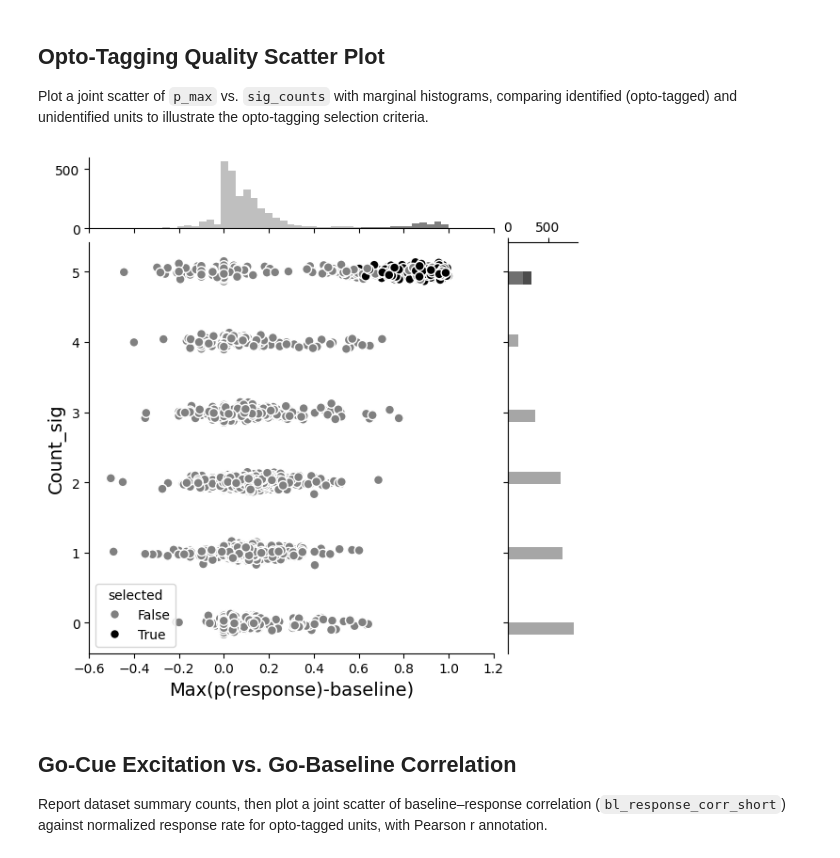
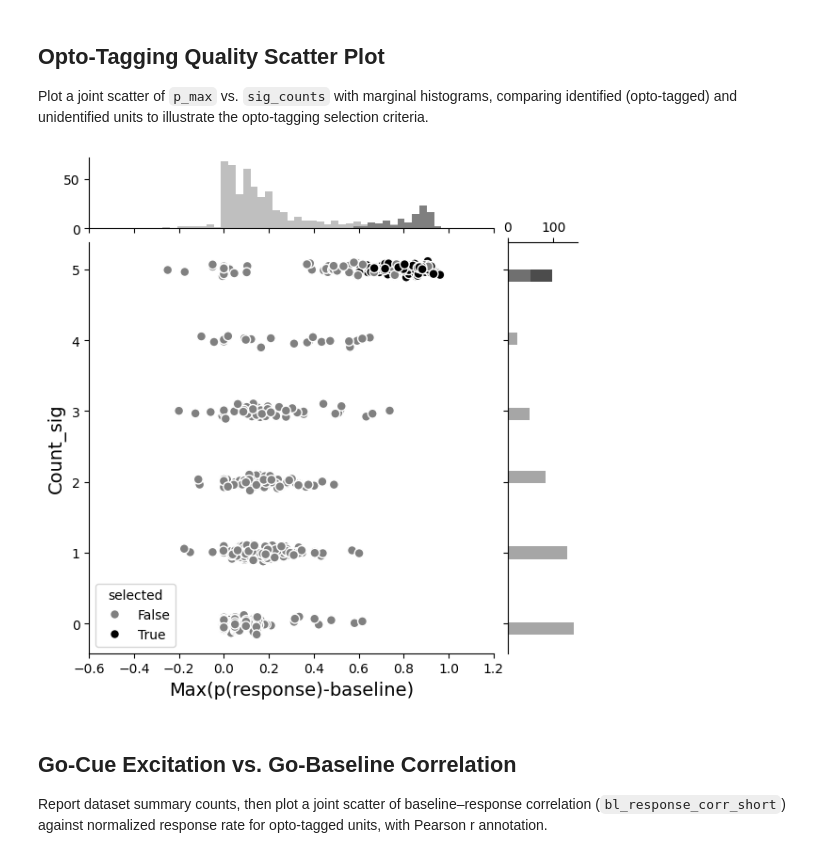
Before and after one commit to AllenNeuralDynamics/LC-beh-physiology-analysis, a Jupyter notebook: code/beh_ephys_analysis/session_combine/manuscript_figures/F_basic_ephys.ipynb, the cells around one changed output. Drawn from its saved outputs; the diff is of its cells as text; code cells hidden in the pictures.

```diff
--- a/code/beh_ephys_analysis/session_combine/manuscript_figures/F_basic_ephys.ipynb
+++ b/code/beh_ephys_analysis/session_combine/manuscript_figures/F_basic_ephys.ipynb
@@ -139,6 +139,7 @@ with open(os.path.join(CAPSULE_ROOT + '/code/beh_ephys_analysis/session_combine/
     constraints = json.load(f)
 constraints['sd'] = [0, 1]
 combined_tagged_units_filtered, combined_tagged_units, fig, axes = apply_qc(combined_tagged_units, constraints, density=density, plot_all=False, plot_half=True)
+combined_tagged_units_filtered = combined_tagged_units[combined_tagged_units['selected_qc_only']].copy()
 combined_tagged_units.rename(columns={'unit': 'unit_id'}, inplace=True)
 combined_tagged_units['unit_id'] = combined_tagged_units['unit_id'].apply(to_str_intlike)
 combined_tagged_units_filtered.rename(columns={'unit': 'unit_id'}, inplace=True)
@@ -344,12 +325,25 @@ FileNotFoundError: [Errno 2] No such file or directory: '/root/capsule/scratch/r
 # %%
-features_combined = basic_ephys_df.merge(combined_tagged_units_filtered[['session', 'unit_id', 'sex', 'x_ccf', 'y_ccf', 'z_ccf']], on=['session', 'unit_id'], how='inner')
-features_combined = features_combined.merge(model_combined, on=['session', 'unit_id'], how='left')
-features_combined = features_combined.merge(response_tbl, on=['session', 'unit_id'], how='left')
+features_combined = basic_ephys_df.merge(combined_tagged_units_filtered[['session', 'unit_id', 'sex', 'x_ccf', 'y_ccf', 'z_ccf', 'selected']], on=['session', 'unit_id'], how='inner')
+features_combined = features_combined.rename(columns={'selected': 'opto'})
+# features_combined = features_combined.merge(model_combined, on=['session', 'unit_id'], how='left')
+# features_combined = features_combined.merge(response_tbl, on=['session', 'unit_id'], how='left')
 # %%
-# load waveforms and merge
-waveform_file = os.path.join(capsule_dirs["manuscript_fig_prep_dir"], 'waveforms_np', 'combined_features.csv')
-wf_combined_features = pd.read_csv(waveform_file)
-wf_combined_features.rename(columns={'unit': 'unit_id'}, inplace=True)
-wf_combined_features['unit_id'] = wf_combined_features['unit_id'].apply(to_str_intlike)
-features_combined = features_combined.merge(wf_combined_features, on=['session', 'unit_id'], how='left')
+# # load waveforms and merge
+# waveform_file = os.path.join(capsule_dirs["manuscript_fig_prep_dir"], 'waveforms_np', 'combined_features.csv')
+# wf_combined_features = pd.read_csv(waveform_file)
+# wf_combined_features.rename(columns={'unit': 'unit_id'}, inplace=True)
+# wf_combined_features['unit_id'] = wf_combined_features['unit_id'].apply(to_str_intlike)
+# features_combined = features_combined.merge(wf_combined_features, on=['session', 'unit_id'], how='left')
 features_combined = features_combined.merge(fit_params_df, on=['session', 'unit_id'], how='left')
+# %%
+# Merge p_max and sig_counts from combined_tagged_units so we can apply opto criteria
+_opto_cols = combined_tagged_units[['session', 'unit_id', 'p_max', 'sig_counts']].copy()
+features_combined = features_combined.merge(_opto_cols, on=['session', 'unit_id'], how='left')
+
+# Broad boundary marking all possible NE neurons
+NE_maybe = {'p_max': [0.3, 1.1],
+            'sig_counts': [4.5, 5.5]}
+features_combined['opto_maybe'] = (
+    features_combined['p_max'].between(*NE_maybe['p_max']) &
+    features_combined['sig_counts'].between(*NE_maybe['sig_counts'])
+)
@@ -365,7 +478,7 @@ palette = {True: "k", False: "gray"}
 x_col = 'p_max'
 y_col = 'sig_counts'
 
-combined_tagged_units_plot = combined_tagged_units.copy()
+combined_tagged_units_plot = combined_tagged_units_filtered.copy()
 combined_tagged_units_plot[y_col] = combined_tagged_units_plot[y_col]  + np.random.normal(0, 0.05, size=len(combined_tagged_units_plot[y_col]))  # add jitter to y-axis for better visibility
 
 # Create JointGrid
@@ -397,34 +510,34 @@ for qc_val, color in palette.items():
 
     # **VERTICAL histogram for y-axis** using orientation="horizontal"
     ax = g.ax_marg_y
     ax.hist(subset[y_col], bins=y_bins, color=color, alpha=0.7, edgecolor='none',  orientation='horizontal')
 g.ax_marg_y.set_axis_on()
 
 g.ax_marg_y.spines["top"].set_visible(True)
 g.ax_marg_y.tick_params(
     top=True,
     labeltop=True
 )
 
 g.ax_marg_x.set_axis_on()
 
 g.ax_marg_x.spines["left"].set_visible(True)
 g.ax_marg_x.tick_params(
     left=True,
     labelleft=True
 )
 
 
 save_panels(g.fig, target_folder, f'opto_pass_{x_col}_{y_col}_{criteria_name}', ['FigureE10e'], exts=('pdf', 'svg'), dpi=300, bbox_inches='tight')
 # ---- panel CSV (rule 1 scatter + marginal distributions share these columns) ----
 _sub = combined_tagged_units[combined_tagged_units['selected_qc_only']]
 save_panel_csv(columns_to_df(**{x_col: _sub[x_col].values, y_col: _sub[y_col].values, 'opto_tagged': _sub['selected'].values}), target_folder, f'opto_pass_{x_col}_{y_col}_{criteria_name}', ['FigureE10e'])
 # Show plot
 plt.show()
 
 ##FigureE10e##
 # %% [output]
-[figure, old version]
+[figure, new version]
 # %% [markdown]
 ## Go-Cue Excitation vs. Go-Baseline Correlation
 
```
Also changed, not shown: parts of 18 cells of this notebook, 9 other files.
